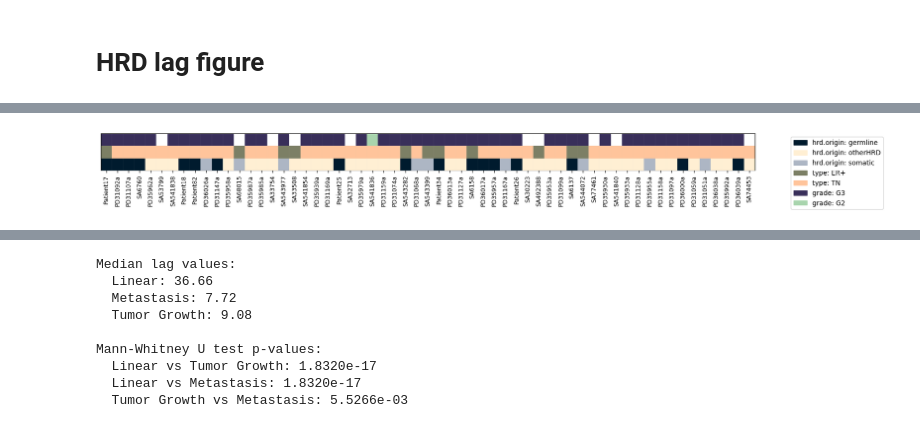
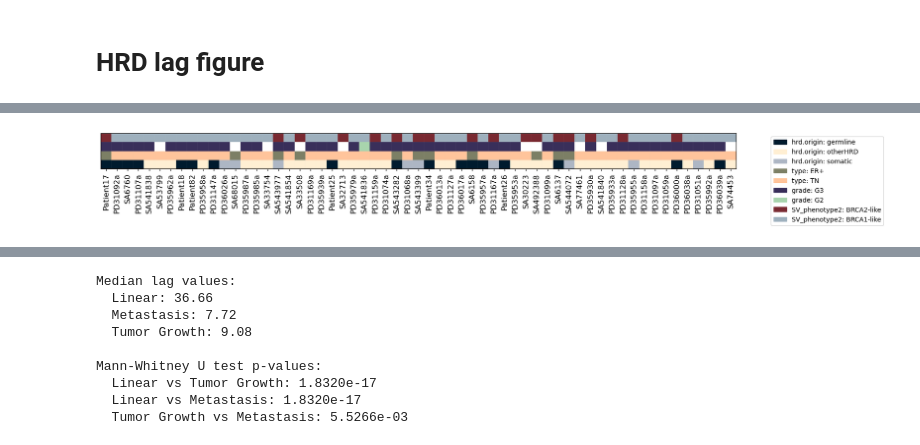
Before and after one commit to michandreop/HRDTimer, a Jupyter notebook: notebooks/paper_figures/Fig5.ipynb, the cells around one changed output, grey strips where cells are left out. Cells and saved outputs as stored; diff of their text form; code cells hidden in the pictures.

Commit message:
Update notebooks, utils, and output plots; add new metadata

```diff
--- a/notebooks/paper_figures/Fig5.ipynb
+++ b/notebooks/paper_figures/Fig5.ipynb
@@ -31,7 +31,7 @@ timing_filtered_data = pd.read_csv("../../data/output/All_data_Jun11.csv")
 pass_sample_IDs = timing_filtered_data[timing_filtered_data['removed'] != True]['ID'].tolist()
 
 # === Load metadata ===
-meta = pd.read_csv("../../data/metadata/pan_metadata_v5.csv")
+meta = pd.read_csv("../../data/metadata/pan_metadata_v7_SV_phenotypes.csv")
 
 allowed_type = ['TN', 'ER-', 'ER+']
 meta['timing_class'] = meta.apply(
@@ -144,7 +144,7 @@ def plot_model(df, meta, model_col_prefix, title, output_file):
     ax.legend(unique.values(), unique.keys(), loc='upper left')
 
     plt.tight_layout()
-    plt.savefig(output_file, format='pdf', bbox_inches='tight')
+    #plt.savefig(output_file, format='pdf', bbox_inches='tight')
     plt.show()
 
     return fig, ax
@@ -163,7 +163,7 @@ samples_to_exclude = [
     '43f7a2e0-fec9-4e43-872d-18c6c946fa17', 'Patient33', 'Patient101'
 ]
 
-metadata_path = "../../data/metadata/pan_metadata_v5.csv"
+metadata_path = "../../data/metadata/pan_metadata_v7_SV_phenotypes.csv"
 meta = pd.read_csv(metadata_path)
 meta.set_index('sample', inplace=True)
 
@@ -222,7 +242,7 @@ import pandas as pd
 import matplotlib.pyplot as plt
 
 # Load metadata and map display names to index
-metadata = pd.read_csv("../../data/metadata/pan_metadata_v5.csv")
+metadata = pd.read_csv("../../data/metadata/pan_metadata_v7_SV_phenotypes.csv")
 metadata.set_index("sample", inplace=True)
 display_to_index = metadata['sample.display'].dropna().to_dict()
 index_by_display = {v: k for k, v in display_to_index.items()}
@@ -230,41 +250,43 @@ index_by_display = {v: k for k, v in display_to_index.items()}
 # Reorder metadata using sample.display values in sample_order
 metadata = metadata.loc[[index_by_display[s] for s in sample_order if s in index_by_display]]
 
-annotations, offsets = ['hrd.origin', 'type', 'grade'], [0.5, 1.5, 2.5, 3.5]
+annotations, offsets = ['hrd.origin', 'type', 'grade', 'SV_phenotype2'], [0.5, 1.5, 2.5, 3.5, 4.5]
+
 row_colors = {
     'hrd.origin': ['#001B2E', '#FFEFD3', '#ADB6C4', 'grey'],
     'type': ['#7C7F65', '#FFC49B', '#70566D'],
-    'grade': ['#392F5A', '#A8D4AD', 'brown']
+    'grade': ['#392F5A', '#A8D4AD', 'brown'],
+    'SV_phenotype2': ["#792931", "#9EB0BD", '#BAFFC9', '#FFFFBA']
 }
 
 fig, ax = plt.subplots(figsize=(len(sample_order) * 0.3, 1))
 ax.set_xticks(range(len(sample_order)))
 ax.set_xticklabels(sample_order, rotation=90)
 
 for i, display_name in enumerate(sample_order):
     if display_name not in index_by_display:
         continue
     sample = index_by_display[display_name]
     for j, col in enumerate(annotations):
         val = metadata.at[sample, col]
         color = row_colors[col][list(metadata[col].dropna().unique()).index(val)] if pd.notna(val) else "white"
         ax.add_patch(patches.Rectangle((i - 0.5, offsets[j]), 1, 1, color=color, linewidth=0.05))
 
 for i in range(len(sample_order) + 1): ax.axvline(x=i - 0.5, color='lightgrey', linewidth=0.05)
 for j in offsets: ax.axhline(y=j, color='lightgrey', linewidth=0.05)
 
 ax.set_yticks([])
 
 patches_list = [
     patches.Patch(color=row_colors[col][idx], label=f'{col}: {val}')
     for col in annotations
     for idx, val in enumerate(metadata[col].dropna().unique())
 ]
 ax.legend(handles=patches_list, bbox_to_anchor=(1.05, 1), loc='upper left', fontsize=10)
 
 ax.set_ylim(0.5, offsets[-1])
 ax.set_xlim(-0.5, len(sample_order) - 0.5)
-plt.savefig("../../data/output/output_plots/meta_hrdlag.pdf", format='pdf', bbox_inches='tight')
+plt.savefig("../../data/output/output_plots/meta_hrdlag_SV.pdf", format='pdf', bbox_inches='tight')
 plt.show()
 # %% [output]
-[figure, old version]
+[figure, new version]
```
Also changed, not shown: parts of 4 cells of this notebook, 14 other files.
